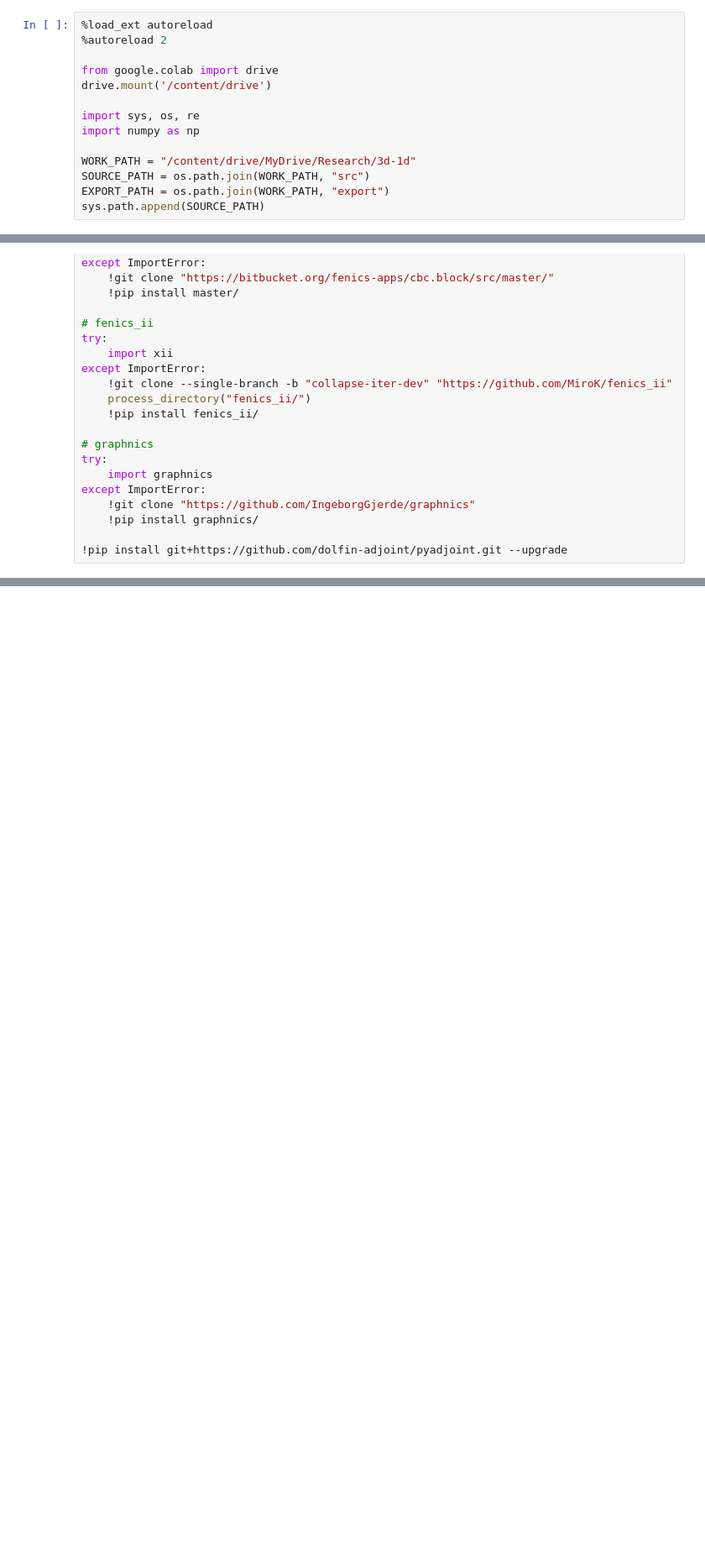
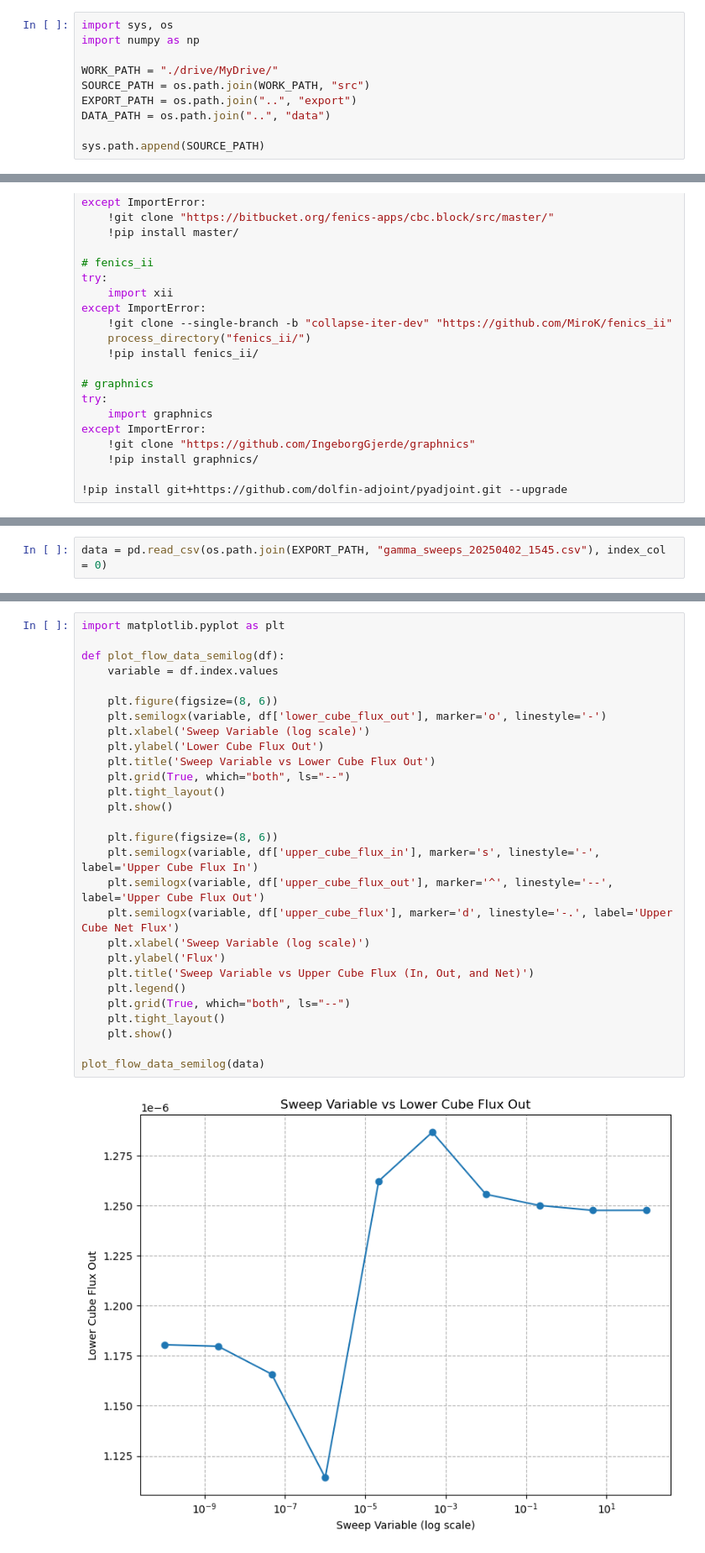
Before and after one commit to isosafrasaurus/multihepatic, a Jupyter notebook: 3d_1d_drvar.ipynb, the cells around one changed output, grey strips where cells are left out. Shown at 84% size. Cells and saved outputs as stored; diff of their text form; blank space fills up the shorter version.

```diff
--- a/3d_1d_drvar.ipynb
+++ b/3d_1d_drvar.ipynb
@@ -8,14 +9,10 @@ Drive already mounted at /content/drive; to attempt to forcibly remount, call dr
 # %%
-%load_ext autoreload
-%autoreload 2
-
-from google.colab import drive
-drive.mount('/content/drive')
-
-import sys, os, re
+import sys, os
 import numpy as np
 
-WORK_PATH = "/content/drive/MyDrive/Research/3d-1d"
+WORK_PATH = "./drive/MyDrive/"
 SOURCE_PATH = os.path.join(WORK_PATH, "src")
-EXPORT_PATH = os.path.join(WORK_PATH, "export")
+EXPORT_PATH = os.path.join("..", "export")
+DATA_PATH = os.path.join("..", "data")
+
 sys.path.append(SOURCE_PATH)
@@ -313,0 +290,2 @@ def save_data_to_csv(df, directory, filename="sweep_results.csv"):
+# %%
+data = pd.read_csv(os.path.join(EXPORT_PATH, "gamma_sweeps_20250402_1545.csv"), index_col = 0)
@@ -313,0 +307,30 @@ def save_data_to_csv(df, directory, filename="sweep_results.csv"):
+# %%
+import matplotlib.pyplot as plt
+
+def plot_flow_data_semilog(df):
+    variable = df.index.values
+
+    plt.figure(figsize=(8, 6))
+    plt.semilogx(variable, df['lower_cube_flux_out'], marker='o', linestyle='-')
+    plt.xlabel('Sweep Variable (log scale)')
+    plt.ylabel('Lower Cube Flux Out')
+    plt.title('Sweep Variable vs Lower Cube Flux Out')
+    plt.grid(True, which="both", ls="--")
+    plt.tight_layout()
+    plt.show()
+
+    plt.figure(figsize=(8, 6))
+    plt.semilogx(variable, df['upper_cube_flux_in'], marker='s', linestyle='-', label='Upper Cube Flux In')
+    plt.semilogx(variable, df['upper_cube_flux_out'], marker='^', linestyle='--', label='Upper Cube Flux Out')
+    plt.semilogx(variable, df['upper_cube_flux'], marker='d', linestyle='-.', label='Upper Cube Net Flux')
+    plt.xlabel('Sweep Variable (log scale)')
+    plt.ylabel('Flux')
+    plt.title('Sweep Variable vs Upper Cube Flux (In, Out, and Net)')
+    plt.legend()
+    plt.grid(True, which="both", ls="--")
+    plt.tight_layout()
+    plt.show()
+
+plot_flow_data_semilog(data)
+# %% [output]
+[figure, added]
```
Also changed, not shown: parts of 17 cells of this notebook, 2 other files.
